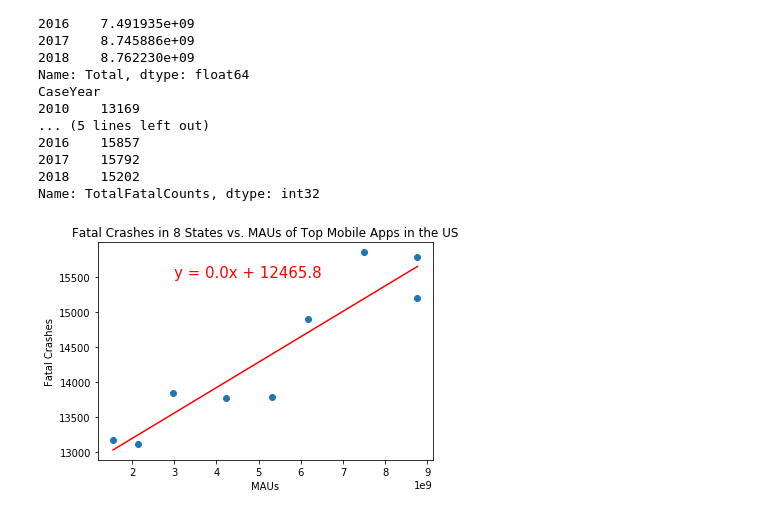
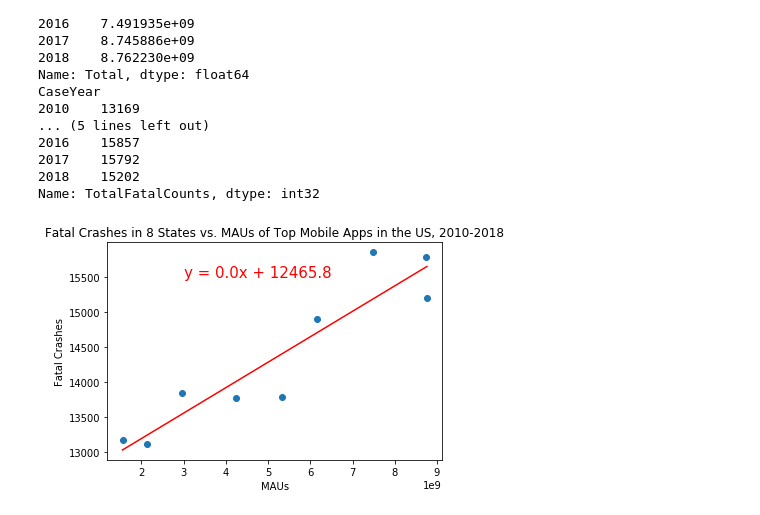
Before and after one commit to zelson71/project1-challenge, a Jupyter notebook: FARS APIv2.ipynb, the cells around one changed output. Drawn from its saved outputs; the diff is of its cells as text; code cells hidden in the pictures.

```diff
--- a/FARS APIv2.ipynb
+++ b/FARS APIv2.ipynb
@@ -273,18 +278,18 @@ Name: TotalFatalCounts, dtype: int32
 # %%
 # scatter plot of MAUs of mobile apps vs. Fatal Crashes for 5 years (2010-2014)
 plt.scatter(x_values,y_values)
 plt.xlabel('MAUs')
 plt.ylabel('Fatal Crashes')
-plt.title('Fatal Crashes in 8 States vs. MAUs of Top Mobile Apps in the US')
+plt.title('Fatal Crashes in 8 States vs. MAUs of Top Mobile Apps in the US, 2010-2018')
 (slope, intercept, rvalue, pvalue, stderr) = st.linregress(x_values, y_values)
 regress_values = x_values * slope + intercept
 line_eq = "y = " + str(round(slope,2)) + "x + " + str(round(intercept,2))
 plt.annotate(line_eq,(3000000000,15500),fontsize=15,color="red")
 plt.plot(x_values,regress_values,"r-")
 plt.show()
 plt.show()
 # %% [output]
-[figure, old version]
+[figure, new version]
 # %%
 # import and read smartphone adoption datafile
 phone_adoption_df = pd.read_csv('smartphone adoption.csv')
```
Also changed, not shown: parts of 6 cells of this notebook, 7 other files.
